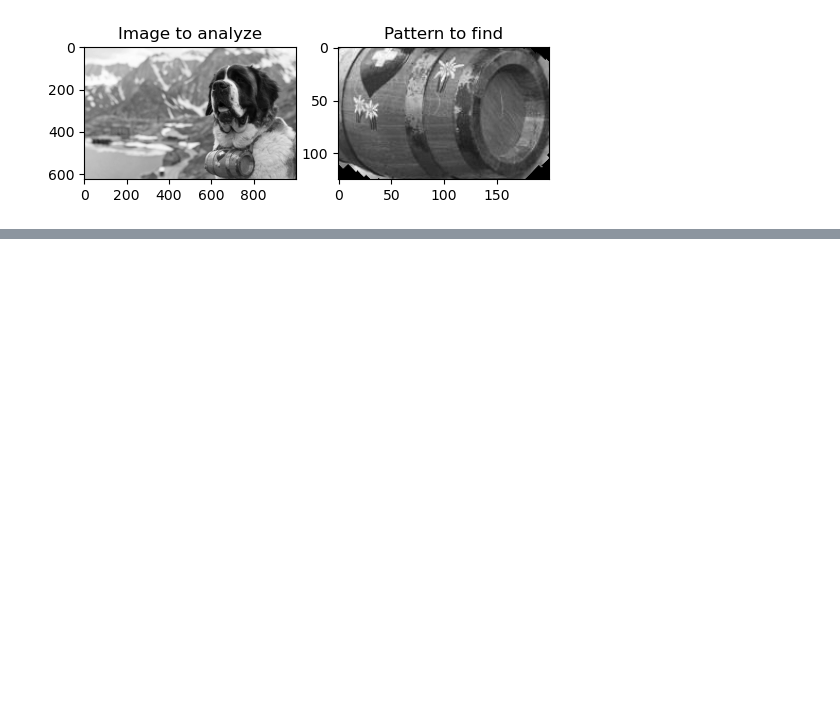
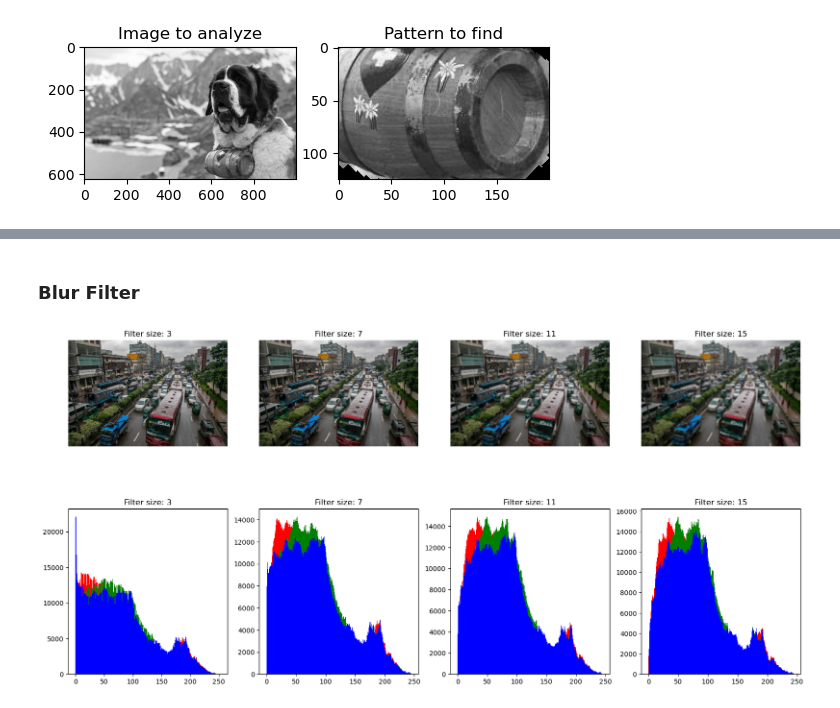
Before and after one commit to Jakub-Ner/CNNs-research, a Jupyter notebook: kernel_research.ipynb, the cells around one changed output, grey strips where cells are left out. Cells and saved outputs as stored; diff of their text form; code cells hidden in the pictures; blank space fills up the shorter version.

```diff
--- a/kernel_research.ipynb
+++ b/kernel_research.ipynb
@@ -70,0 +95,26 @@ plt.show()
+# %% [markdown]
+### Blur Filter
+# %%
+from scipy.ndimage import convolve
+from utils import hist_image
+
+def convolve_3d(img, filter):
+  out = np.zeros_like(img, dtype=np.float32)
+  for channel in range(3):
+    out[:,:,channel] = convolve(img[:,:,channel], filter)
+  return out
+
+N = 4
+_, axs = plt.subplots(2, N, figsize=(20, 10))
+filtered_img = img
+for i, size in enumerate(range(3, N*4, 4)):
+  avg_filter = np.ones((size, size)) / (size * size)
+  filtered_img = convolve_3d(img, avg_filter)
+  axs[0][i].axis('off')
+  axs[0][i].set_title(f"Filter size: {size}")
+  axs[0][i].imshow(cv2.cvtColor(filtered_img, cv2.COLOR_BGR2RGB))
+  hist_image(filtered_img, axs[1][i], f"Filter size: {size}")
+
+plt.show()
+# %% [output]
+[figure, added]
```
Also changed, not shown: parts of 8 cells of this notebook, 4 other files.
